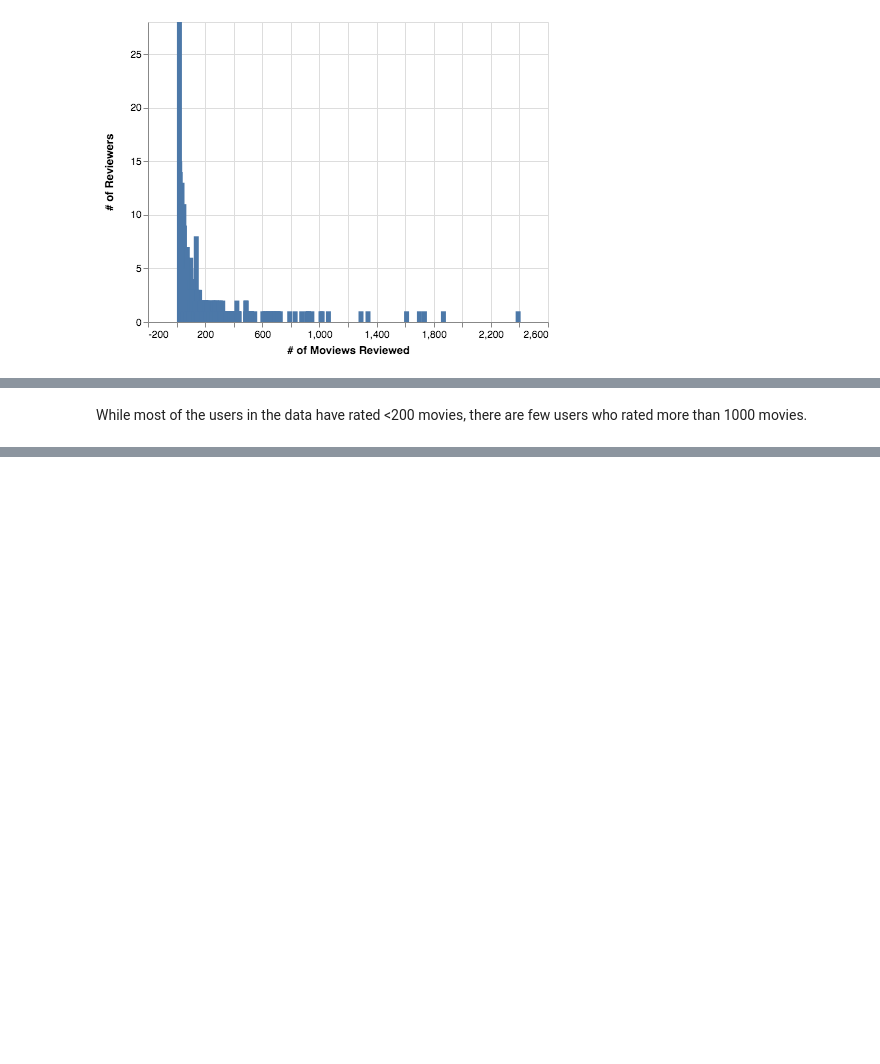
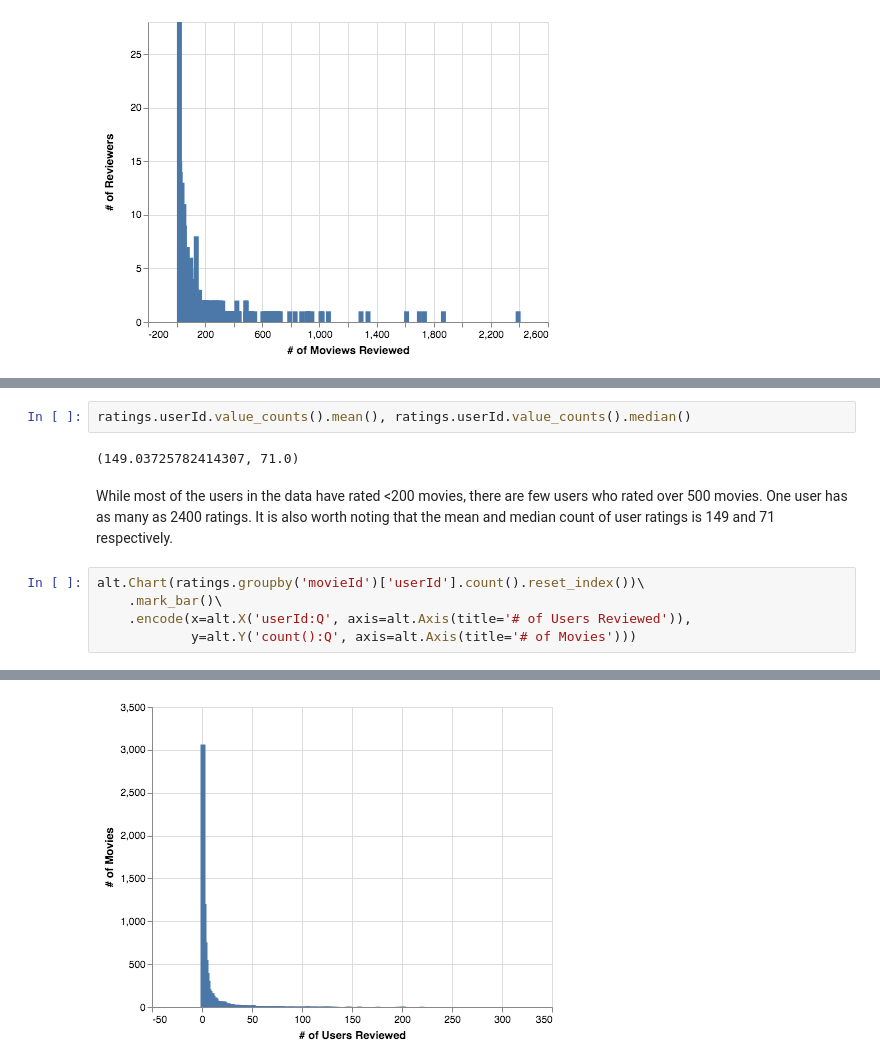
Before and after one commit to santhoshhari/recommendation_systems, a Jupyter notebook: initial_exploration.ipynb, the cells around one changed output, grey strips where cells are left out. Cells and saved outputs as stored; diff of their text form; blank space fills up the shorter version.

```diff
--- a/initial_exploration.ipynb
+++ b/initial_exploration.ipynb
@@ -71,2 +80,12 @@ alt.Chart(ratings.groupby('userId')['movieId'].count().reset_index())\
+# %%
+ratings.userId.value_counts().mean(), ratings.userId.value_counts().median()
+# %% [output]
+(149.03725782414307, 71.0)
 # %% [markdown]
-While most of the users in the data have rated <200 movies, there are few users who rated more than 1000 movies.
+While most of the users in the data have rated <200 movies, there are few users who rated over 500 movies. One user has as many as 2400 ratings. It is also worth noting that the mean and median count of user ratings is 149 and 71 respectively.
+# %%
+alt.Chart(ratings.groupby('movieId')['userId'].count().reset_index())\
+    .mark_bar()\
+    .encode(x=alt.X('userId:Q', axis=alt.Axis(title='# of Users Reviewed')),
+            y=alt.Y('count():Q', axis=alt.Axis(title='# of Movies')))
+# %% [output]
@@ -72,0 +93 @@ While most of the users in the data have rated <200 movies, there are few users
+[figure, added]
```
Also changed, not shown: parts of 5 cells of this notebook, 1 other file.
